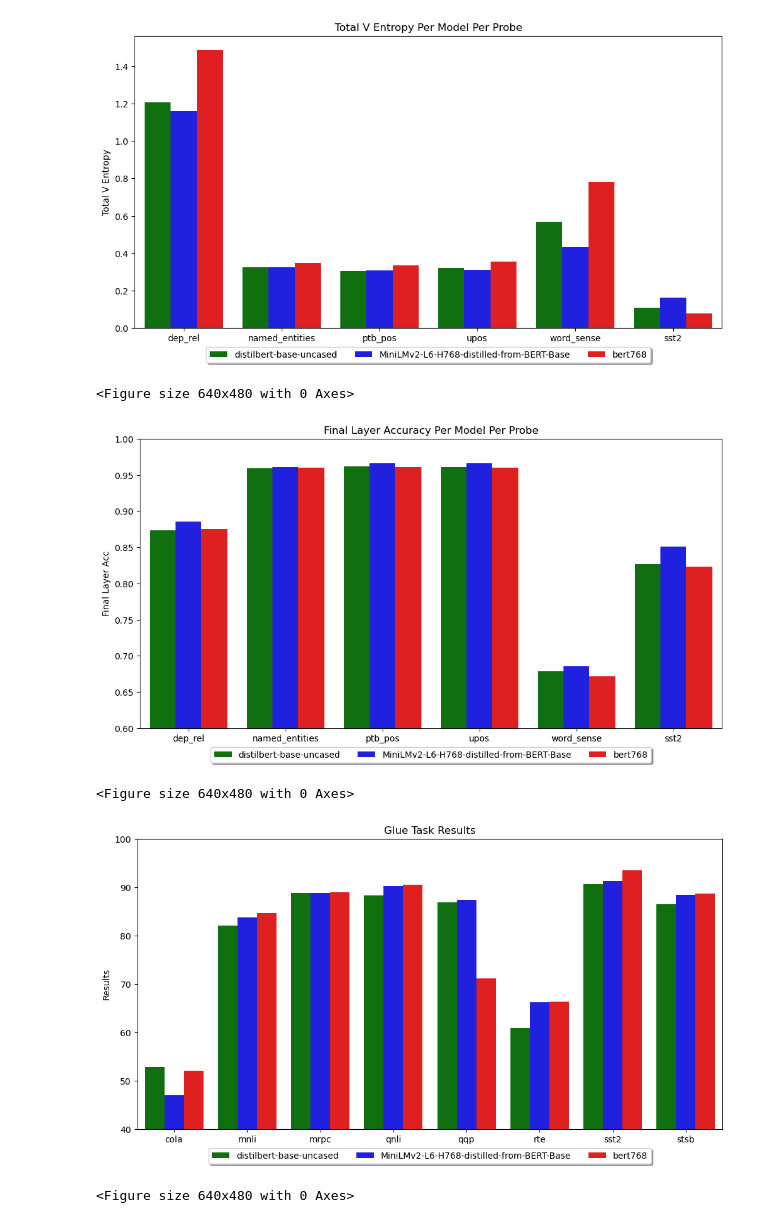
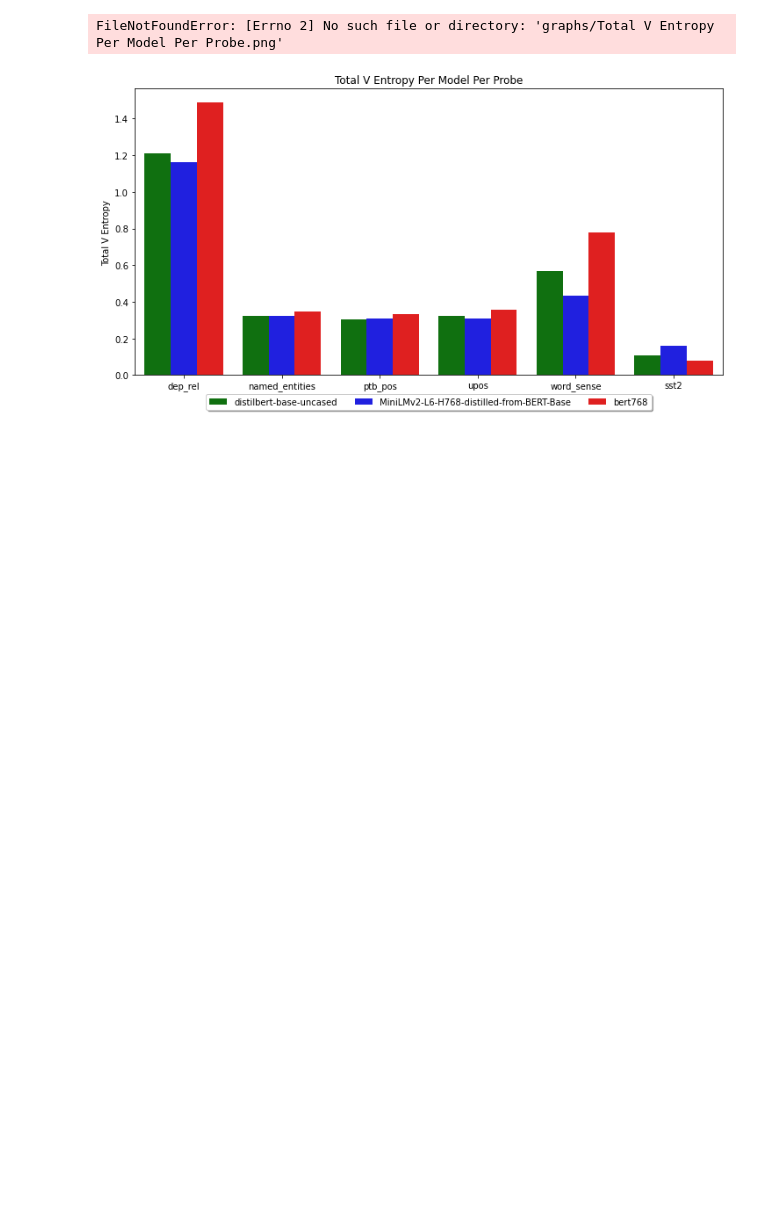
Before and after one commit to Haotian-Qi/conditional-probing-fork, a Jupyter notebook: correlation.ipynb, the cells around one changed output. Saved outputs shown, nothing was run; the diff lists cells and outputs as text; code cells hidden in the pictures; blank space fills up the shorter version.

```diff
--- a/correlation.ipynb
+++ b/correlation.ipynb
@@ -61,8 +61,8 @@ def get_total_probe_v_entropy(task,model_name,layer_number):
 
 def get_glue_acc(glue_task,model_name,glue_data):
     model_condtion = glue_data["Model"] == model_name
-    task_condtion = glue_data["Task"] == glue_task
-    return glue_data.loc[(model_condtion & task_condtion)]["Training Results"].iat[0]
+    task_condtion = glue_data["Glue Task"] == glue_task
+    return glue_data.loc[(model_condtion & task_condtion)]["Results"].iat[0]
 
 df = pd.DataFrame(columns = ['Probe Task','Models','Total V Entropy'])
 for count, model in enumerate(models):
@@ -81,36 +81,32 @@ plt.clf()
 
 df_acc = pd.DataFrame(columns = ['Probe Task','Models','Final Layer Acc'])
 for count, model in enumerate(models):
     for probe_task in probe_tasks:
         acc = final_acc(probe_task, model,layer_numbers[count])
         df_acc.loc[len(df_acc)] = [probe_task, model, acc]
 
 plt.figure(figsize=(12,6))
 plt.title("Final Layer Accuracy Per Model Per Probe")
 plt.ylim(0.6, 1)
 sns.barplot(data=df_acc, x='Probe Task', y='Final Layer Acc', hue='Models',palette=["green","blue","red"])
 plt.legend(loc='upper center', bbox_to_anchor=(0.5, -0.05),
           fancybox=True, shadow=True, ncol=3)
 plt.savefig('graphs/Final Layer Accuracy Per Model Per Probe.png', dpi=200)
 plt.show()
 plt.clf()
 
 glue_data = pd.read_excel("grouped_data.xlsx")
 glue_data_trimmed = glue_data.loc[glue_data['Model'].isin(models)]
 
 plt.figure(figsize=(12,6))
 plt.title("Glue Task Results")
 plt.ylim(40, 100)
 sns.barplot(data=glue_data_trimmed, x="Glue Task", y="Results", hue="Model", palette=["green","blue","red"])
 plt.legend(loc='upper center', bbox_to_anchor=(0.5, -0.05),
           fancybox=True, shadow=True, ncol=3)
 plt.savefig('graphs/Glue Task Results.png', dpi=200)
 plt.show()
 plt.clf()
 # %% [output]
+FileNotFoundError: [Errno 2] No such file or directory: 'graphs/Total V Entropy Per Model Per Probe.png'
-[figure, old version]
+[figure, new version]
-<Figure size 640x480 with 0 Axes>
-[figure, removed]
-<Figure size 640x480 with 0 Axes>
-[figure, removed]
-<Figure size 640x480 with 0 Axes>
```
Also changed, not shown: parts of 1 cell of this notebook.
